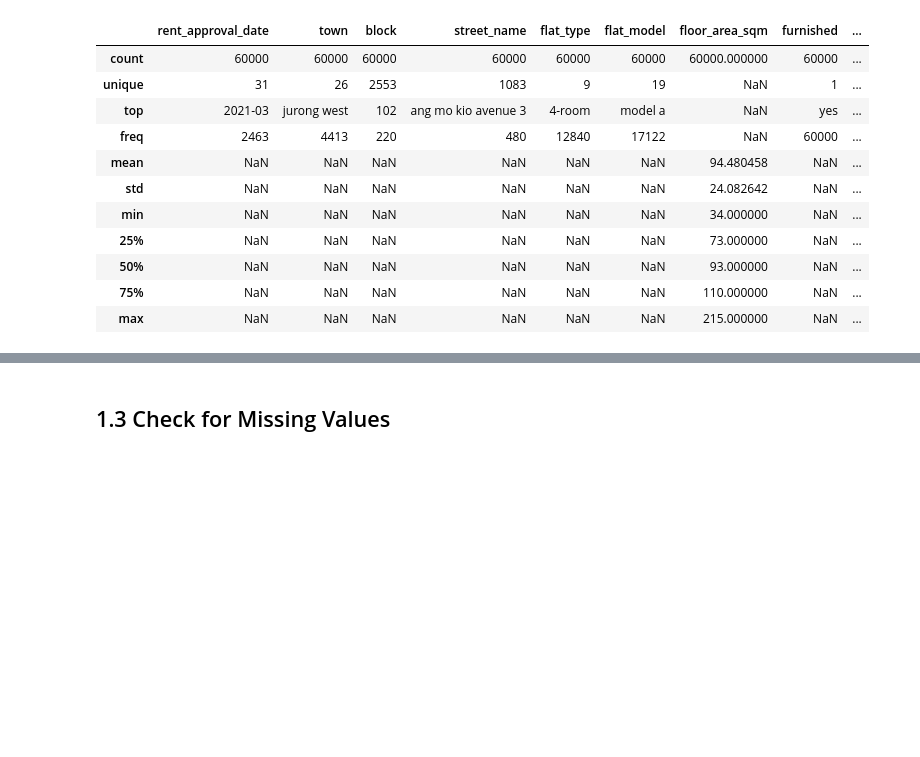
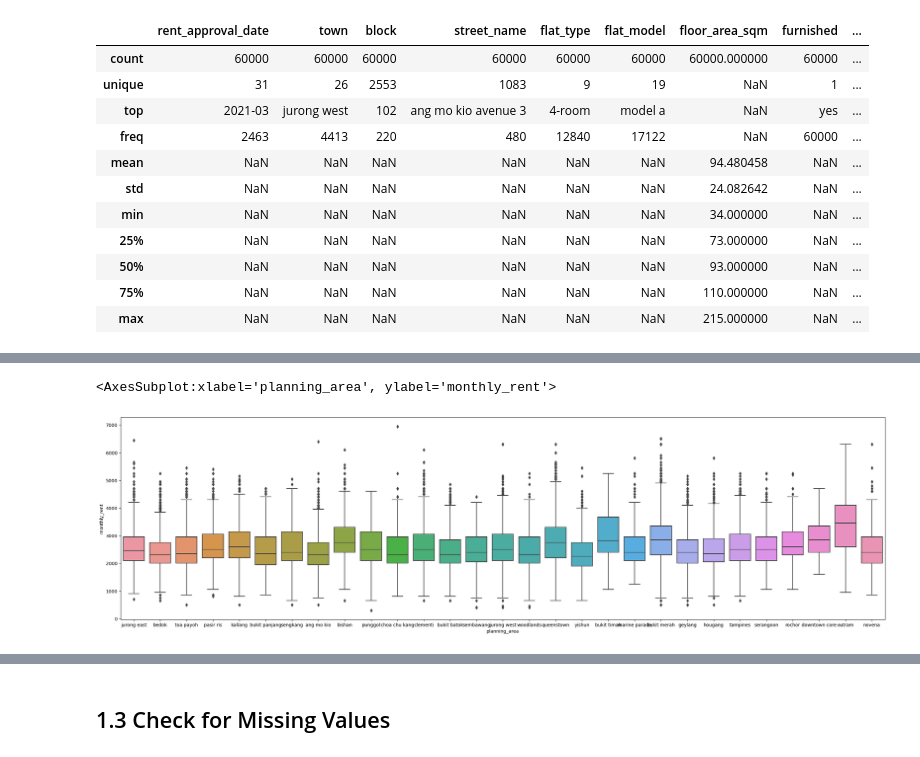
Before and after one commit to Andrewzhang217/CS5228, a Jupyter notebook: EDA.ipynb, the cells around one changed output, grey strips where cells are left out. Saved outputs shown, nothing was run; the diff lists cells and outputs as text; code cells hidden in the pictures; blank space fills up the shorter version.

```diff
--- a/EDA.ipynb
+++ b/EDA.ipynb
@@ -44,0 +52,6 @@ new_data.describe(include='all')
+# %%
+plt.subplots(figsize=(30,8))
+sns.boxplot(x=new_data['planning_area'], y=new_data['monthly_rent'])
+# %% [output]
+<AxesSubplot:xlabel='planning_area', ylabel='monthly_rent'>
+[figure, added]
```
Also changed, not shown: parts of 4 cells of this notebook.
